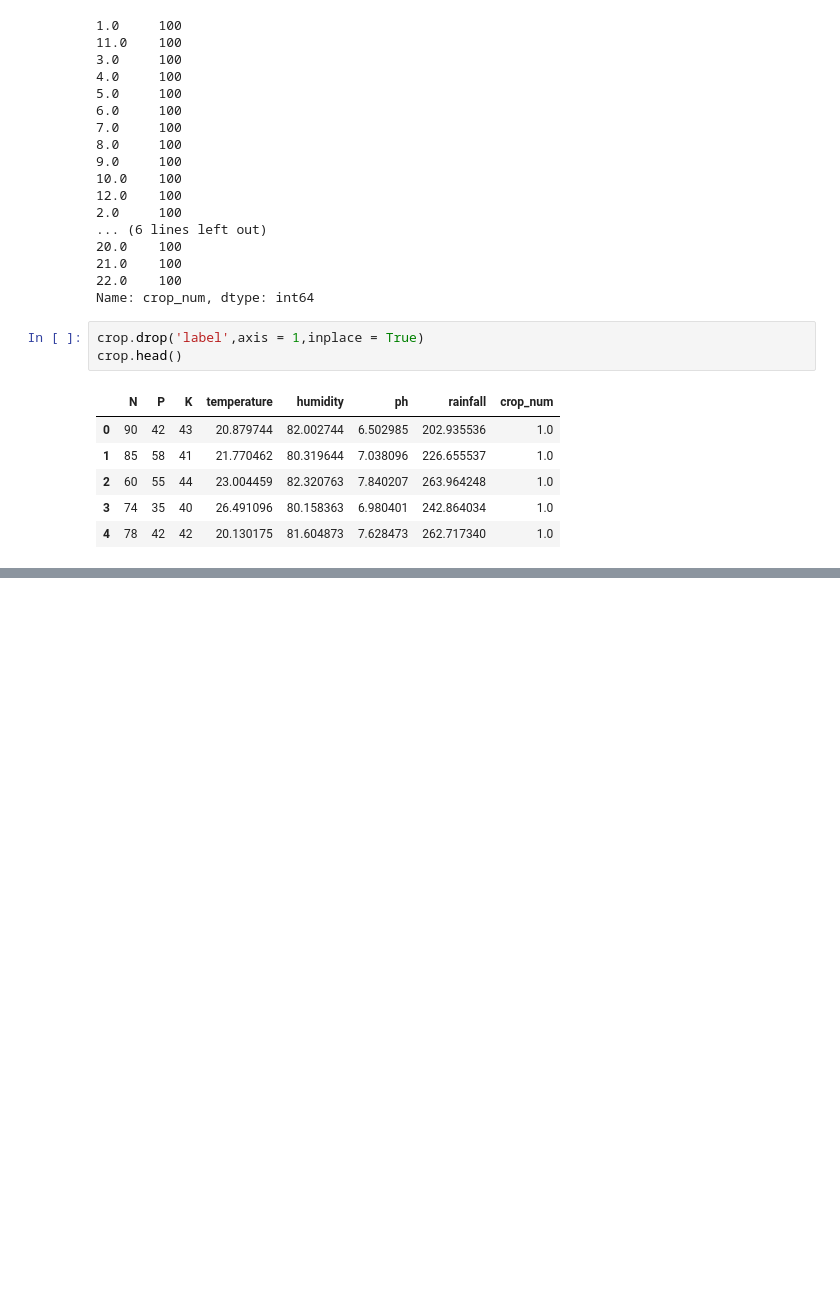
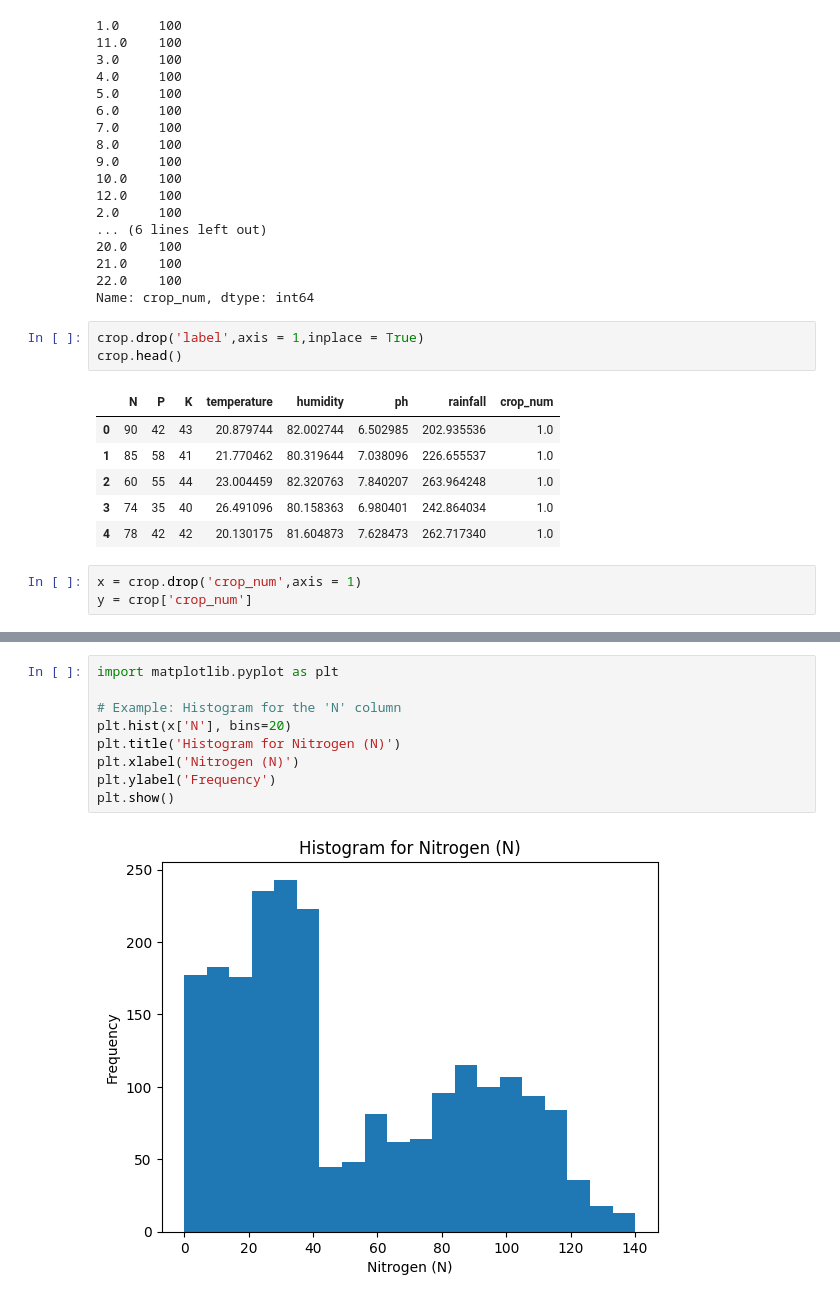
Before and after one commit to FWD-LAB-21B01A1269/crop, a Jupyter notebook: Untitled2.ipynb, the cells around one changed output, grey strips where cells are left out. Cells and saved outputs as stored; diff of their text form; blank space fills up the shorter version.

```diff
--- a/Untitled2.ipynb
+++ b/Untitled2.ipynb
@@ -209,3 +209,6 @@ crop.head()
 | 2 | 60 | 55 | 44 | 23.004459 | 82.320763 | 7.840207 | 263.964248 | 1.0 |
 | 3 | 74 | 35 | 40 | 26.491096 | 80.158363 | 6.980401 | 242.864034 | 1.0 |
 | 4 | 78 | 42 | 42 | 20.130175 | 81.604873 | 7.628473 | 262.717340 | 1.0 |
+# %%
+x = crop.drop('crop_num',axis = 1)
+y = crop['crop_num']
@@ -211,0 +289,11 @@ crop.head()
+# %%
+import matplotlib.pyplot as plt
+
+# Example: Histogram for the 'N' column
+plt.hist(x['N'], bins=20)
+plt.title('Histogram for Nitrogen (N)')
+plt.xlabel('Nitrogen (N)')
+plt.ylabel('Frequency')
+plt.show()
+# %% [output]
+[figure, added]
```
Also changed, not shown: parts of 21 cells of this notebook.
